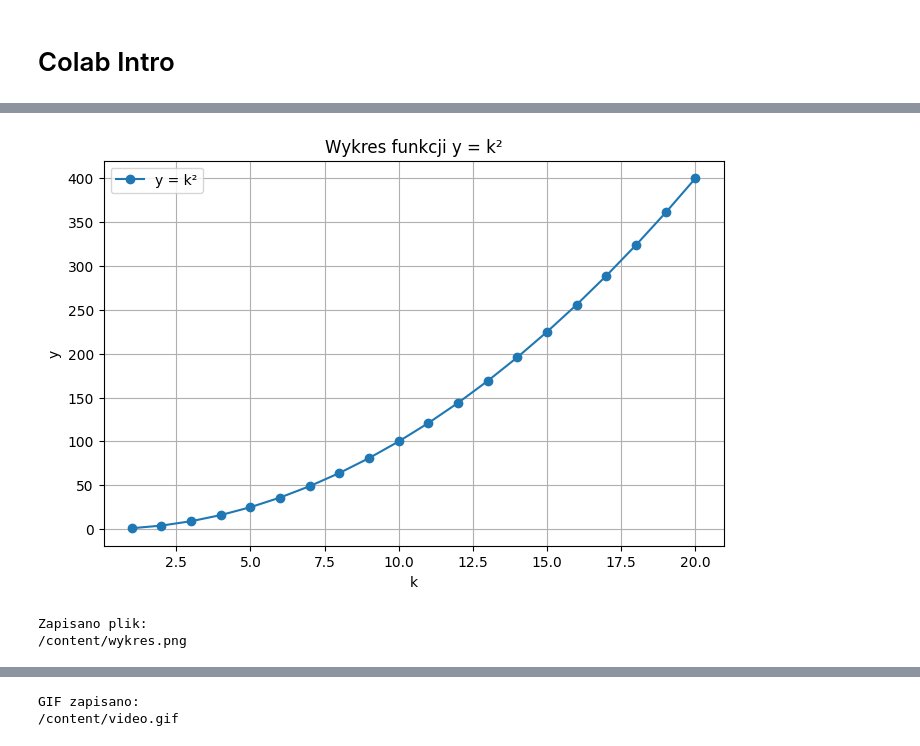
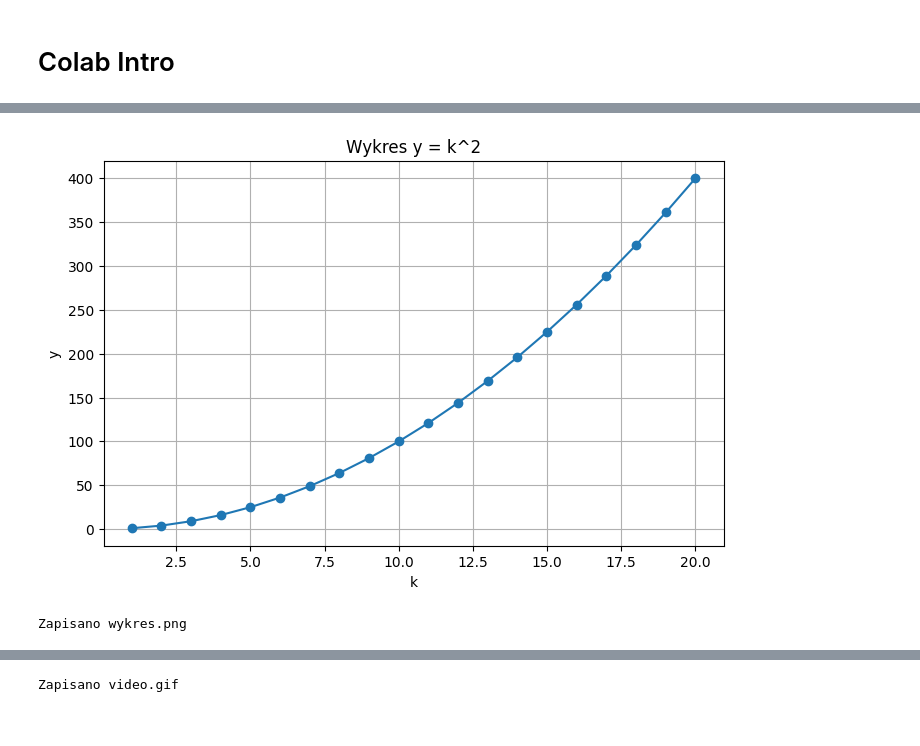
Before and after one commit to agaaaata/useful_programs, a Jupyter notebook: colab_intro.ipynb, the cells around one changed output, grey strips where cells are left out. Saved outputs shown, nothing was run; the diff lists cells and outputs as text; code cells hidden in the pictures.

```diff
--- a/colab_intro.ipynb
+++ b/colab_intro.ipynb
@@ -76,27 +78,23 @@ plt.show()
 # %%
 import matplotlib.pyplot as plt
 
 k = list(range(1, 21))
-y = [i**2 for i in k]
+y = [x**2 for x in k]
 
 plt.figure(figsize=(8,5))
-plt.plot(k, y, 'o-', label='y = k²')
+plt.plot(k, y, marker="o")
+plt.title("Wykres y = k^2")
+plt.xlabel("k")
+plt.ylabel("y")
+plt.grid(True)
 
-plt.title('Wykres funkcji y = k²')
-plt.xlabel('k')
-plt.ylabel('y')
-plt.grid(True)
-plt.legend()
-
-plt.savefig('/content/wykres.png', dpi=300)
+plt.savefig("wykres.png", dpi=300)
 plt.show()
 
-print("Zapisano plik:")
-print("/content/wykres.png")
+print("Zapisano wykres.png")
 # %% [output]
-[figure, old version]
+[figure, new version]
-Zapisano plik:
-/content/wykres.png
+Zapisano wykres.png
 # %%
 import numpy as np
 import matplotlib.pyplot as plt
@@ -141,28 +141,23 @@ Video('/content/video.mp4', embed=True)
 # %% [output]
 [interactive output not drawn]
 # %%
-!pip -q install imageio imageio-ffmpeg
+import imageio.v2 as imageio
 
-import imageio
-
-reader = imageio.get_reader('/content/video.mp4')
-
+reader = imageio.get_reader("video.mp4")
 frames = []
 
 for frame in reader:
     frames.append(frame)
 
 imageio.mimsave(
-    '/content/video.gif',
+    "video.gif",
     frames,
     fps=20
 )
 
-print("GIF zapisano:")
-print("/content/video.gif")
+print("Zapisano video.gif")
 # %% [output]
-GIF zapisano:
-/content/video.gif
+Zapisano video.gif
 # %%
 import numpy as np
 import matplotlib.pyplot as plt
```
Also changed, not shown: parts of 9 cells of this notebook.
